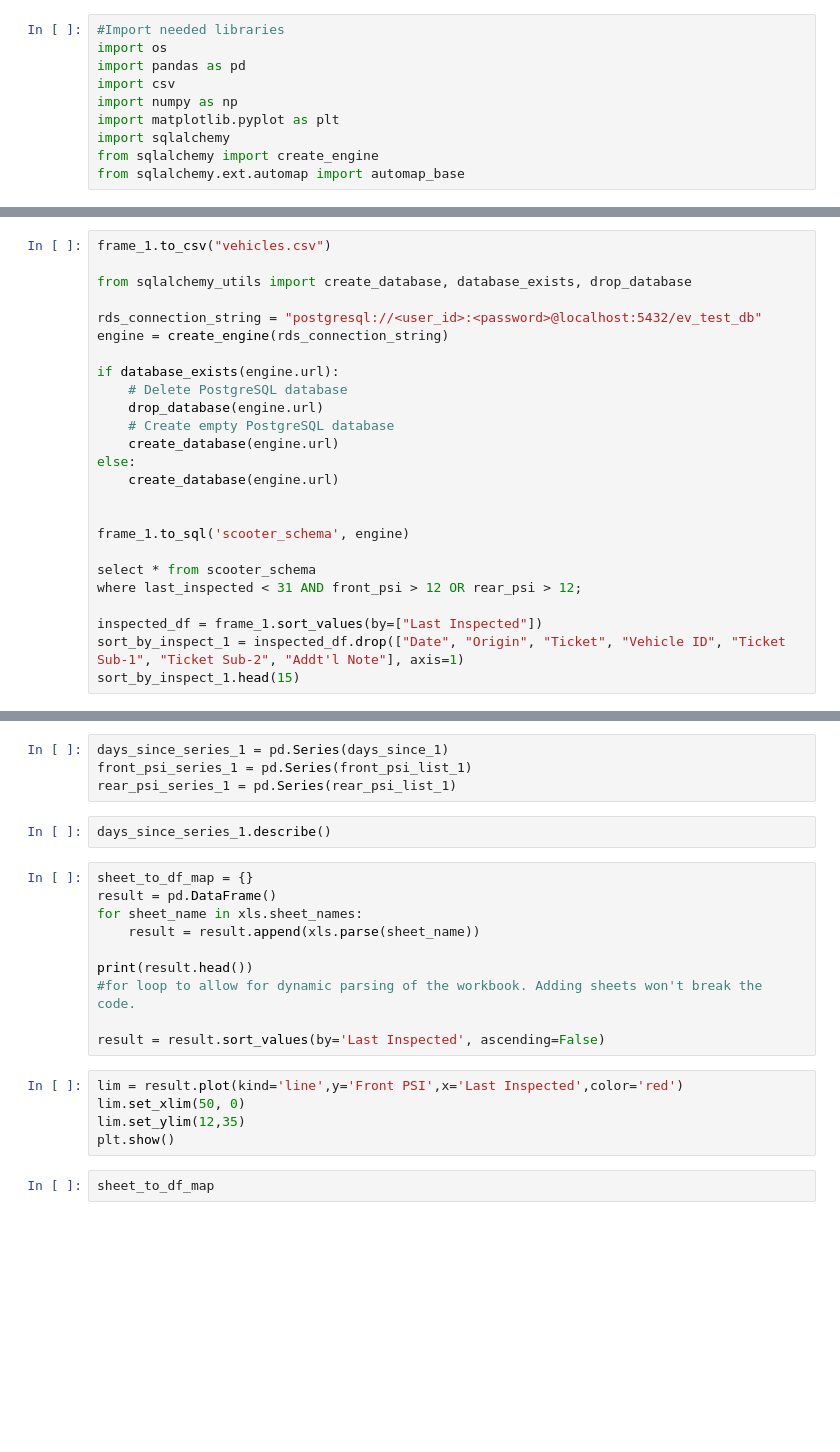
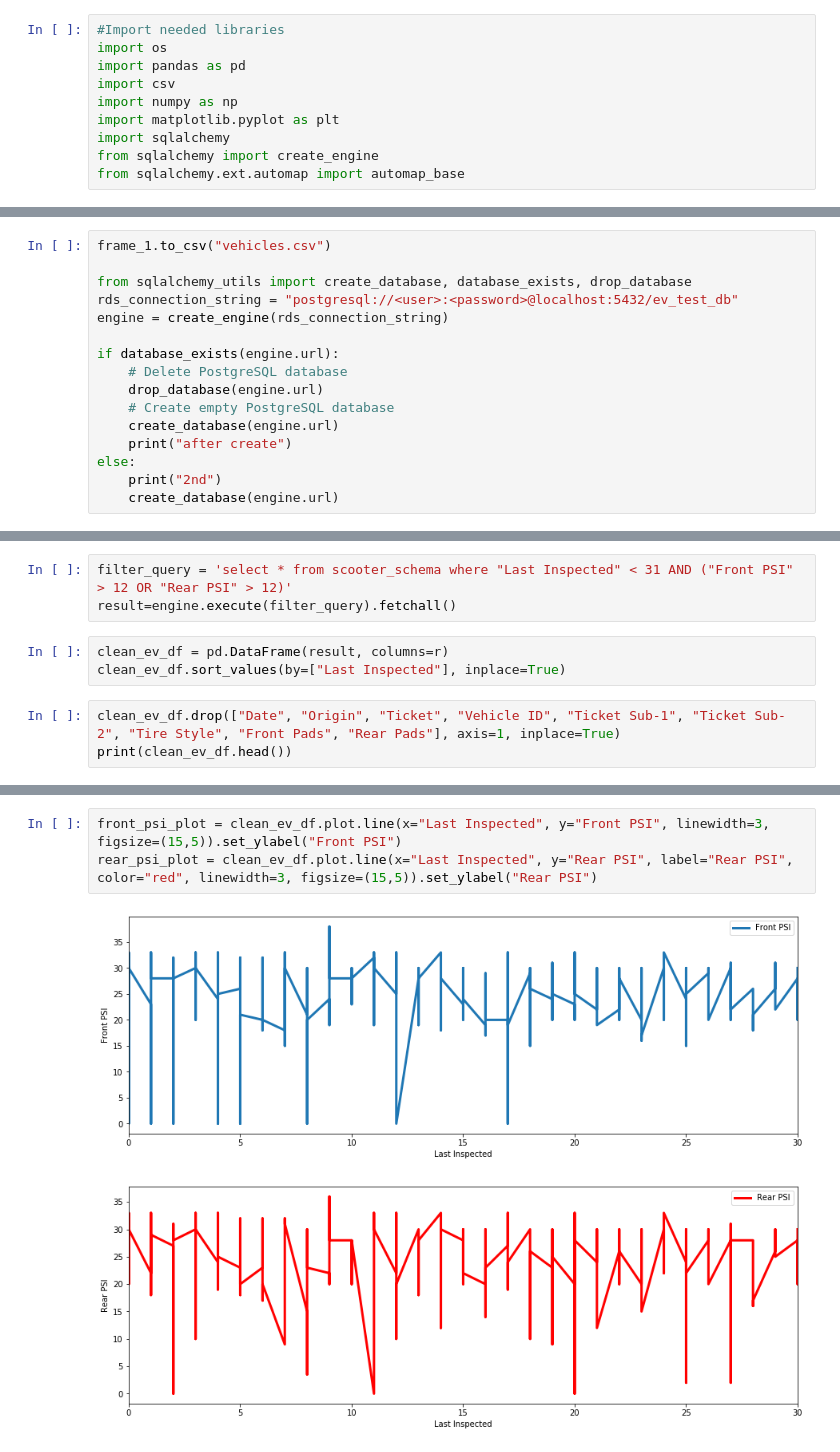
Before and after one commit to carsonlepre/ETL-project, a Jupyter notebook: pressures.ipynb, the cells around one changed output, grey strips where cells are left out. Drawn from its saved outputs; the diff is of its cells as text; blank space fills up the shorter version.

Commit message:
Code refactor and saved plots to png

```diff
--- a/pressures.ipynb
+++ b/pressures.ipynb
@@ -36,8 +43,7 @@ for s in xls.sheet_names:
 frame_1.to_csv("vehicles.csv")
 
 from sqlalchemy_utils import create_database, database_exists, drop_database
-
-rds_connection_string = "postgresql://<user_id>:<password>@localhost:5432/ev_test_db"
+rds_connection_string = "postgresql://<user>:<password>@localhost:5432/ev_test_db"
 engine = create_engine(rds_connection_string)
 
 if database_exists(engine.url):
@@ -45,15 +51,7 @@ if database_exists(engine.url):
     drop_database(engine.url)
     # Create empty PostgreSQL database
     create_database(engine.url)
+    print("after create")
 else:
+    print("2nd")
     create_database(engine.url)
-
-
-frame_1.to_sql('scooter_schema', engine)
-
-select * from scooter_schema
-where last_inspected < 31 AND front_psi > 12 OR rear_psi > 12;
-
-inspected_df = frame_1.sort_values(by=["Last Inspected"])
-sort_by_inspect_1 = inspected_df.drop(["Date", "Origin", "Ticket", "Vehicle ID", "Ticket Sub-1", "Ticket Sub-2", "Addt'l Note"], axis=1)
-sort_by_inspect_1.head(15)
@@ -59,0 +63,9 @@ sort_by_inspect_1.head(15)
+# %%
+filter_query = 'select * from scooter_schema where "Last Inspected" < 31 AND ("Front PSI" > 12 OR "Rear PSI" > 12)'
+result=engine.execute(filter_query).fetchall()
+# %%
+clean_ev_df = pd.DataFrame(result, columns=r)
+clean_ev_df.sort_values(by=["Last Inspected"], inplace=True)
+# %%
+clean_ev_df.drop(["Date", "Origin", "Ticket", "Vehicle ID", "Ticket Sub-1", "Ticket Sub-2", "Tire Style", "Front Pads", "Rear Pads"], axis=1, inplace=True)
+print(clean_ev_df.head())
@@ -103,23 +87,6 @@ days_since_1.head(2)
-# %%
-days_since_series_1 = pd.Series(days_since_1)
-front_psi_series_1 = pd.Series(front_psi_list_1)
-rear_psi_series_1 = pd.Series(rear_psi_list_1)
-# %%
-days_since_series_1.describe()
-# %%
-sheet_to_df_map = {}
-result = pd.DataFrame()
-for sheet_name in xls.sheet_names:
-    result = result.append(xls.parse(sheet_name))
-
-print(result.head())
-#for loop to allow for dynamic parsing of the workbook. Adding sheets won't break the code.
-
-result = result.sort_values(by='Last Inspected', ascending=False)
-# %%
-lim = result.plot(kind='line',y='Front PSI',x='Last Inspected',color='red')
-lim.set_xlim(50, 0)
-lim.set_ylim(12,35)
-plt.show()
-# %%
-sheet_to_df_map
+# %%
+front_psi_plot = clean_ev_df.plot.line(x="Last Inspected", y="Front PSI", linewidth=3, figsize=(15,5)).set_ylabel("Front PSI")
+rear_psi_plot = clean_ev_df.plot.line(x="Last Inspected", y="Rear PSI", label="Rear PSI", color="red", linewidth=3, figsize=(15,5)).set_ylabel("Rear PSI")
+# %% [output]
+[figure, added]
+[figure, added]
```
Also changed, not shown: parts of 21 cells of this notebook, 3 other files.
